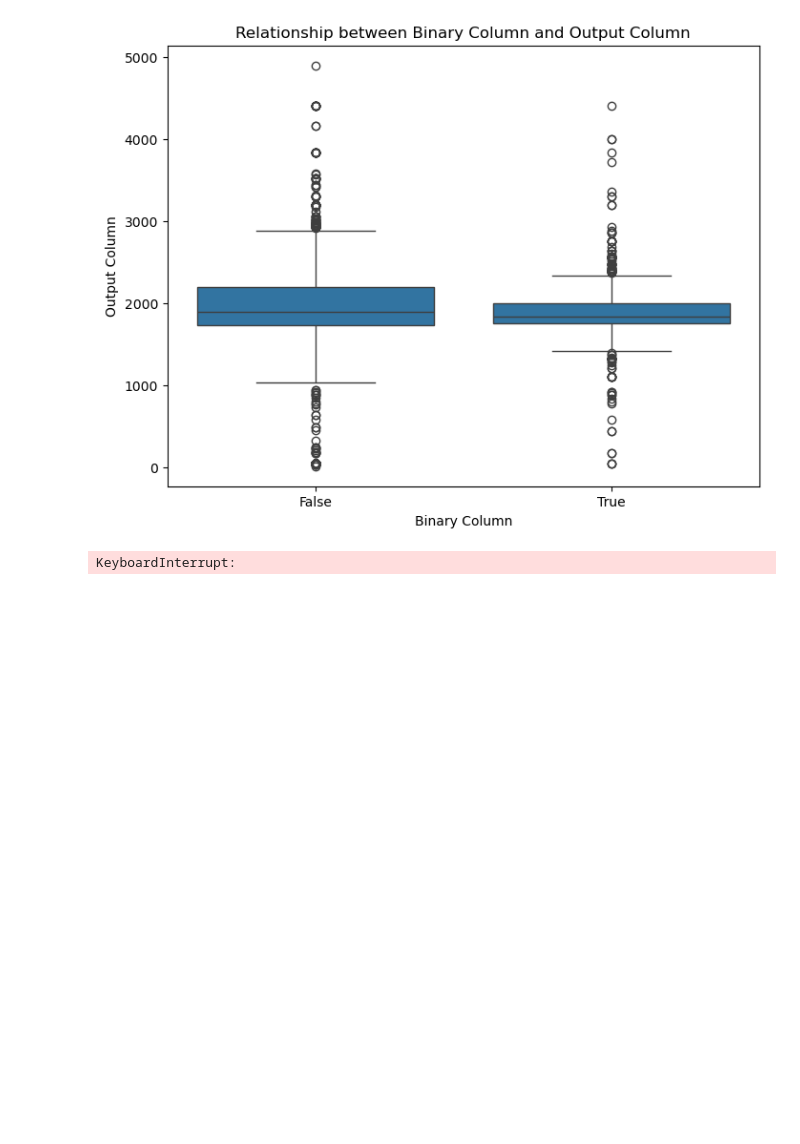
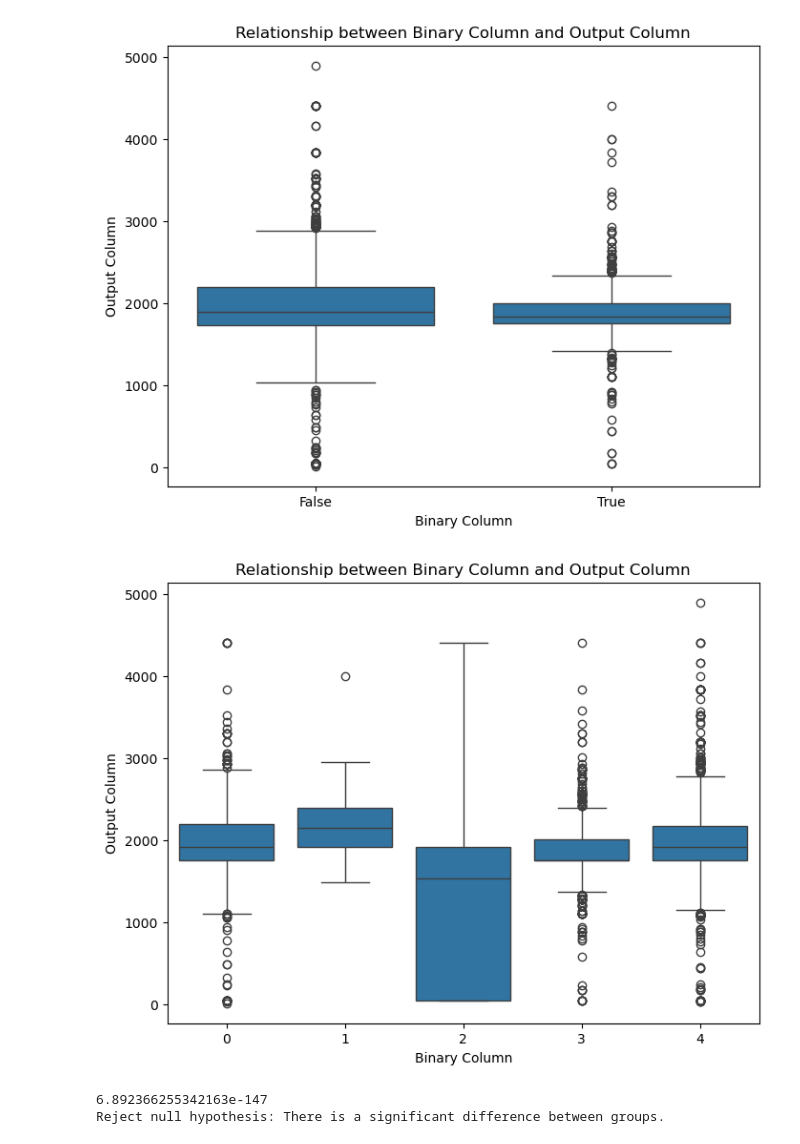
Before and after one commit to rapsoj/crop-yield-estimate, a Jupyter notebook: pipeline/model.ipynb, the cells around one changed output. Drawn from its saved outputs; the diff is of its cells as text; code cells hidden in the pictures; blank space fills up the shorter version.

```diff
--- a/pipeline/model.ipynb
+++ b/pipeline/model.ipynb
@@ -244,3 +151,0 @@ MineralFertAppMethod_1_Spray: -0.2287856936454773
-# %%
-df = cleaning.clean_data(train_path, test_path)
-df = feature_engineering.get_features(df)
@@ -309,7 +177,36 @@ cdf = df[['CropTillageDepth','CropEstMethod_LineSowingAfterTillage','CropEstMeth
-# %%
-from sklearn.cluster import SpectralClustering
-for k in range(2, 6):
-    spectral = SpectralClustering(n_clusters=k, assign_labels='discretize', random_state=0, n_init=200).fit(cdf)
-    joblib.dump(spectral, 'spectral_clustering_model_k=' + str(k) + '.pkl')
-# %% [output]
-KeyboardInterrupt:
+# %%
+col = 'k5_label'
+data = df[df['New_Yield_per_Acre'].isna() == False]
+
+# Create a boxplot to visualize the relationship
+plt.figure(figsize=(8, 6))
+sns.boxplot(x=col, y='New_Yield_per_Acre', data=df)
+plt.xlabel('Binary Column')
+plt.ylabel('Output Column')
+plt.title('Relationship between Binary Column and Output Column')
+plt.show()
+
+from scipy.stats import f_oneway
+
+# Assuming 'group_column' is your integer group column and 'outcome_column' is your float outcome column
+group1 = data['New_Yield_per_Acre'][data[col] == 0]
+group2 = data['New_Yield_per_Acre'][data[col] == 1]
+group3 = data['New_Yield_per_Acre'][data[col] == 2]
+group4 = data['New_Yield_per_Acre'][data[col] == 3]
+group5 = data['New_Yield_per_Acre'][data['k5_label'] == 4]
+# ... add more groups as needed
+
+# Perform ANOVA test
+f_statistic, p_value = f_oneway(group1, group2, group3, group4, group5)  # Add more groups as needed
+
+# Check the significance
+alpha = 0.05
+print(p_value)
+if p_value < alpha:
+    print("Reject null hypothesis: There is a significant difference between groups.")
+else:
+    print("Fail to reject null hypothesis: There is no significant difference between groups.")
+# %% [output]
+[figure, added]
+6.892366255342163e-147
+Reject null hypothesis: There is a significant difference between groups.
```
Also changed, not shown: parts of 25 cells of this notebook, 3 other files.
